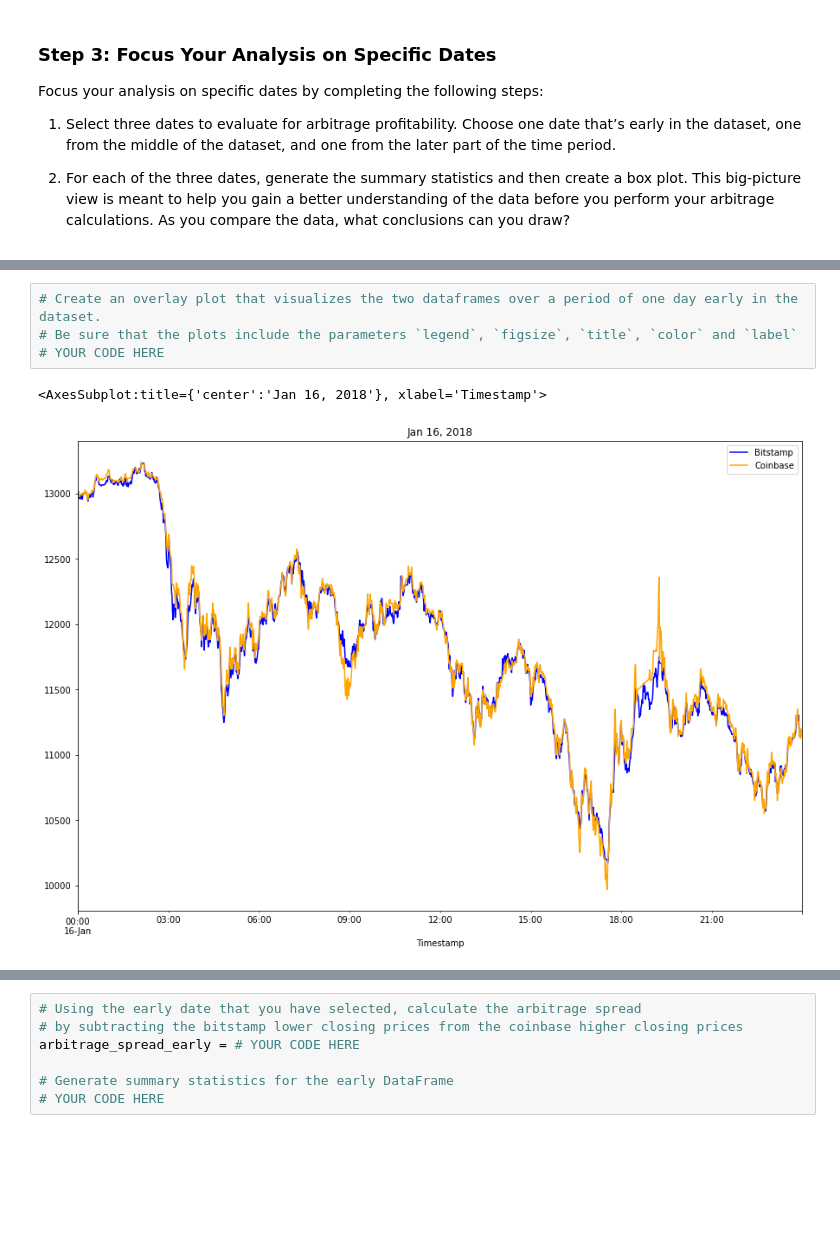
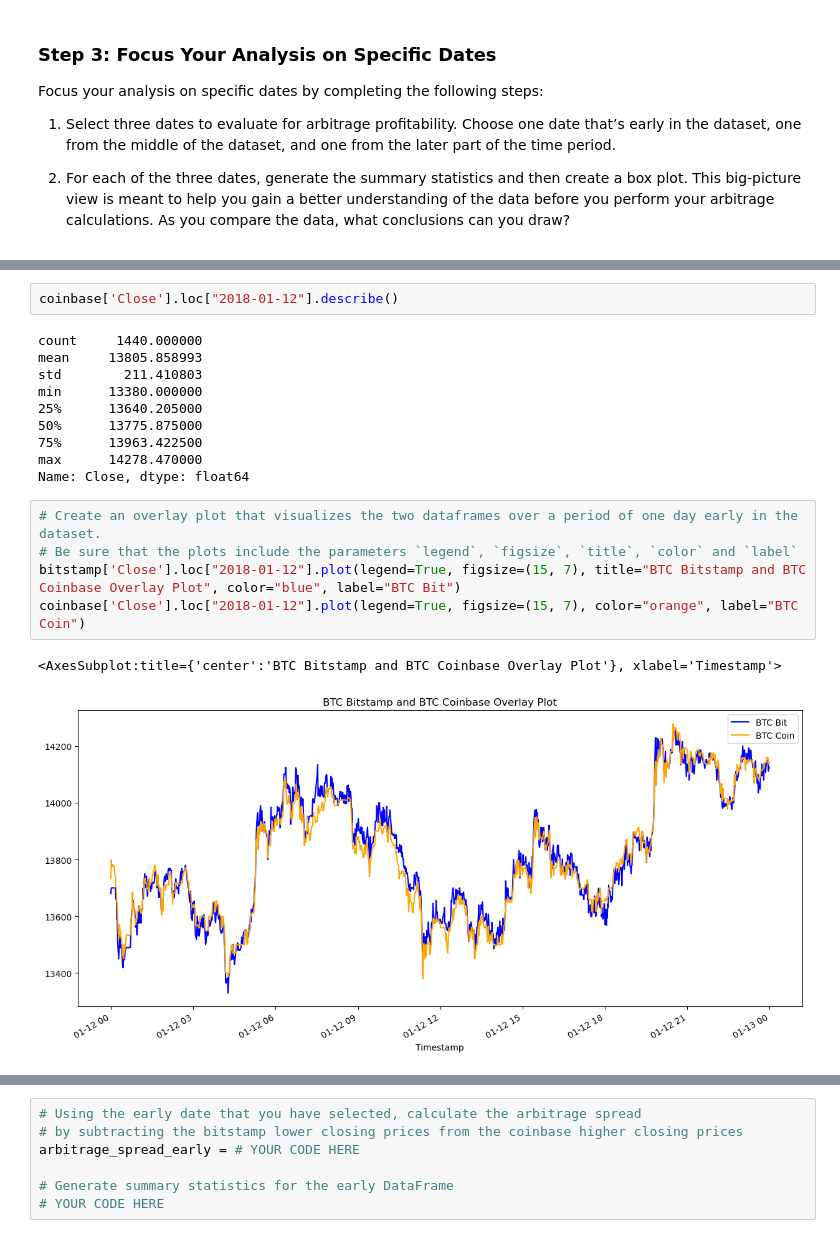
Before and after one commit to nielsdehaan1977/Fintech_Module3, a Jupyter notebook: crypto_arbitrage.ipynb, the cells around one changed output, grey strips where cells are left out. Drawn from its saved outputs; the diff is of its cells as text; blank space fills up the shorter version.

```diff
--- a/crypto_arbitrage.ipynb
+++ b/crypto_arbitrage.ipynb
@@ -324,7 +339,20 @@ Focus your analysis on specific dates by completing the following steps:
+# %%
+coinbase['Close'].loc["2018-01-12"].describe()
+# %% [output]
+count     1440.000000
+mean     13805.858993
+std        211.410803
+min      13380.000000
+25%      13640.205000
+50%      13775.875000
+75%      13963.422500
+max      14278.470000
+Name: Close, dtype: float64
 # %%
 # Create an overlay plot that visualizes the two dataframes over a period of one day early in the dataset.
 # Be sure that the plots include the parameters `legend`, `figsize`, `title`, `color` and `label`
-# YOUR CODE HERE
+bitstamp['Close'].loc["2018-01-12"].plot(legend=True, figsize=(15, 7), title="BTC Bitstamp and BTC Coinbase Overlay Plot", color="blue", label="BTC Bit")
+coinbase['Close'].loc["2018-01-12"].plot(legend=True, figsize=(15, 7), color="orange", label="BTC Coin")
 # %% [output]
-<AxesSubplot:title={'center':'Jan 16, 2018'}, xlabel='Timestamp'>
+<AxesSubplot:title={'center':'BTC Bitstamp and BTC Coinbase Overlay Plot'}, xlabel='Timestamp'>
-[figure, old version]
+[figure, new version]
```
Also changed, not shown: parts of 12 cells of this notebook.
